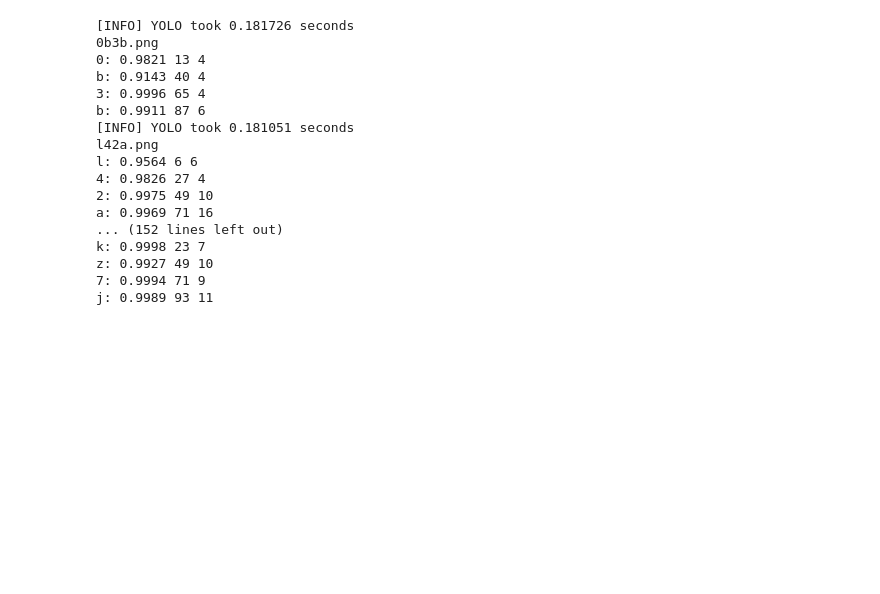
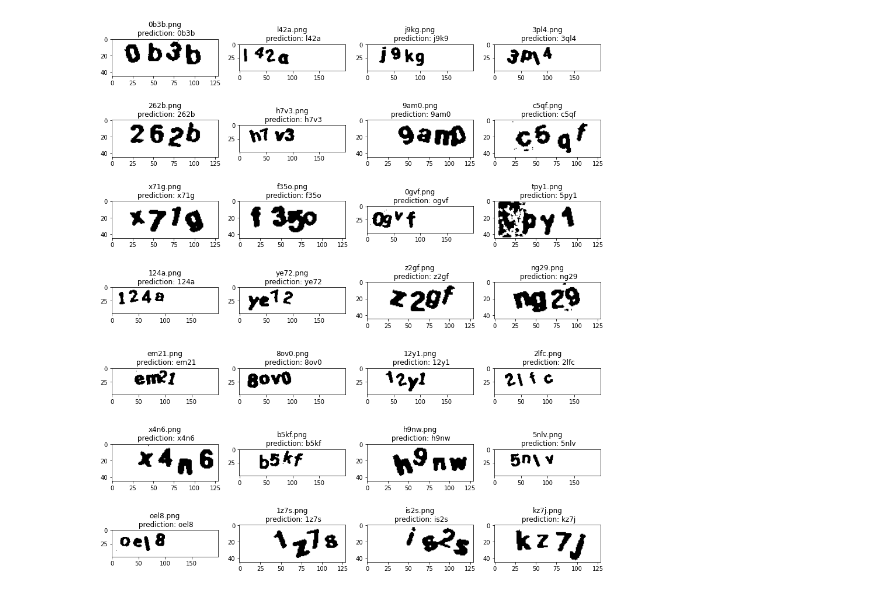
Before and after one commit to kakamband/Captcha-solver-using-yolov4, a Jupyter notebook: test.ipynb, the cells around one changed output. Saved outputs shown, nothing was run; the diff lists cells and outputs as text; code cells hidden in the pictures; blank space fills up the shorter version.

Commit message:
Visualised test predictions

```diff
--- a/test.ipynb
+++ b/test.ipynb
@@ -1,6 +1,8 @@
 # %%
 import os
 from yolov4_detection import detect
+from PIL import Image
+import matplotlib.pyplot as plt
 
 YOLO_DATA_DIR = 'yolo-data'
 TEST_DATA_DIR = 'test-treated-4'
@@ -8,23 +10,20 @@ filenames = os.listdir(TEST_DATA_DIR)
 MIN_CONFIDENCE  = 0.5
 NON_MAXIMA_THRESHOLD = 0.3
 
+results = []
 for name in filenames:
-    detect(os.path.join(TEST_DATA_DIR, name), YOLO_DATA_DIR, MIN_CONFIDENCE, NON_MAXIMA_THRESHOLD)
+    result = detect(os.path.join(TEST_DATA_DIR, name), YOLO_DATA_DIR, MIN_CONFIDENCE, NON_MAXIMA_THRESHOLD)
+    result = [value[0] for value in result]
+    results.append("".join(result))
-# %% [output]
-[INFO] YOLO took 0.181726 seconds
-0b3b.png
-0: 0.9821 13 4
-b: 0.9143 40 4
-3: 0.9996 65 4
-b: 0.9911 87 6
-[INFO] YOLO took 0.181051 seconds
-l42a.png
-l: 0.9564 6 6
-4: 0.9826 27 4
-2: 0.9975 49 10
-a: 0.9969 71 16
-... (152 lines left out)
-k: 0.9998 23 7
-z: 0.9927 49 10
-7: 0.9994 71 9
-j: 0.9989 93 11
+# %%
+total_test_images = len(filenames)
+fig = plt.figure(figsize=(15,20))
+
+for i in range(total_test_images):
+    subplot = fig.add_subplot(total_test_images//4+1, 4, i+1)
+    subplot.title.set_text(f'{filenames[i]}\n prediction: {results[i]}')
+    subplot.imshow(Image.open(os.path.join(TEST_DATA_DIR, filenames[i])), cmap='gray')
+
+plt.show()
+# %% [output]
+[figure, added]
```
Also changed, not shown: 1 other file.
